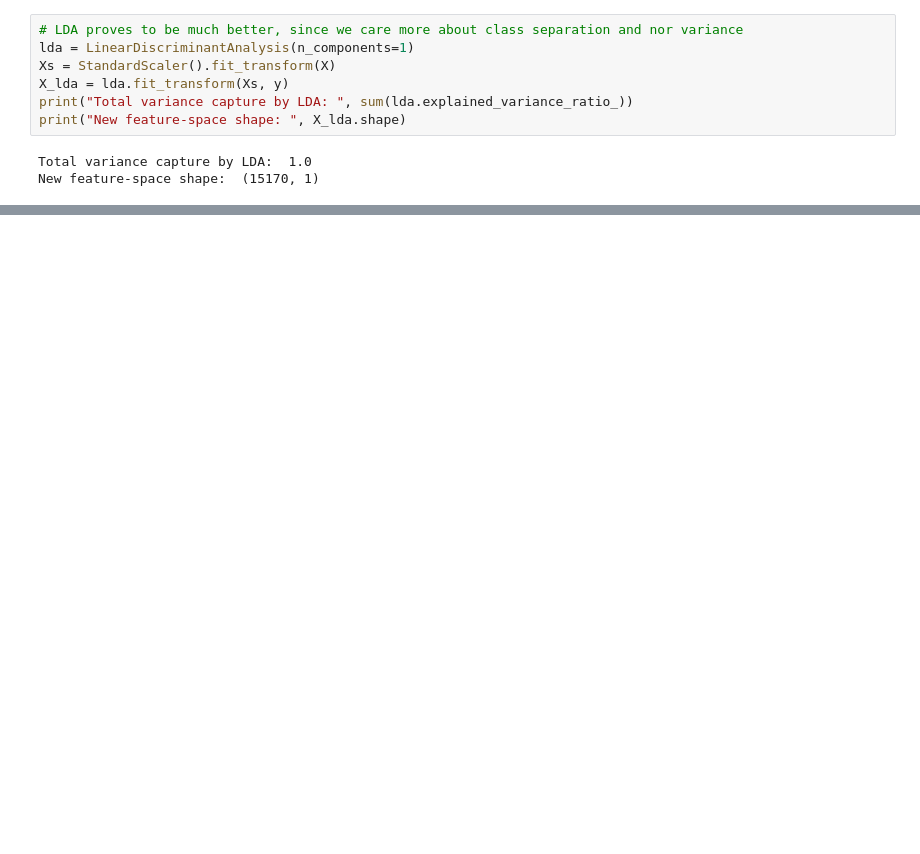
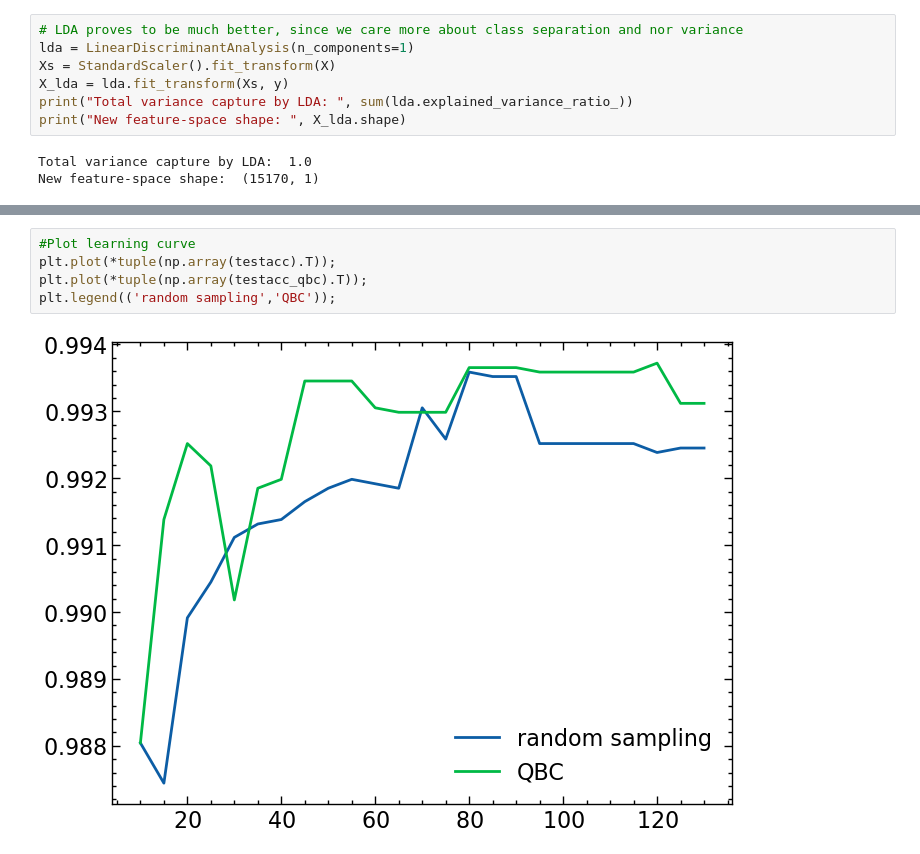
Before and after one commit to amapy-00/miniproject_2_02463, a Jupyter notebook: main.ipynb, the cells around one changed output, grey strips where cells are left out. Drawn from its saved outputs; the diff is of its cells as text; blank space fills up the shorter version.

```diff
--- a/main.ipynb
+++ b/main.ipynb
@@ -80,0 +236,7 @@ plt.show()
+# %%
+#Plot learning curve
+plt.plot(*tuple(np.array(testacc).T));
+plt.plot(*tuple(np.array(testacc_qbc).T));
+plt.legend(('random sampling','QBC'));
+# %% [output]
+[figure, added]
```
Also changed, not shown: parts of 12 cells of this notebook.
